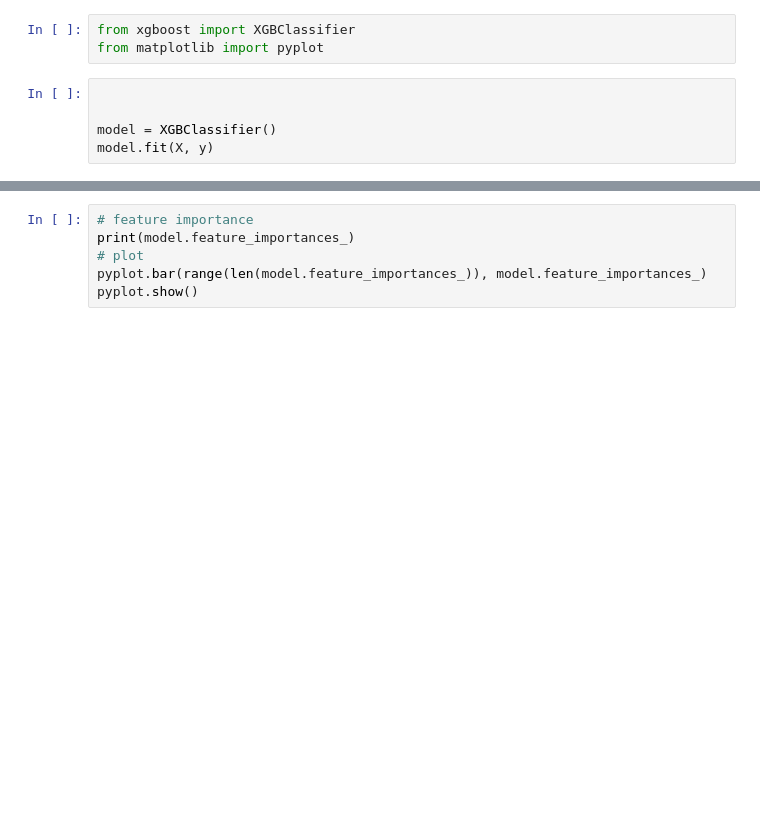
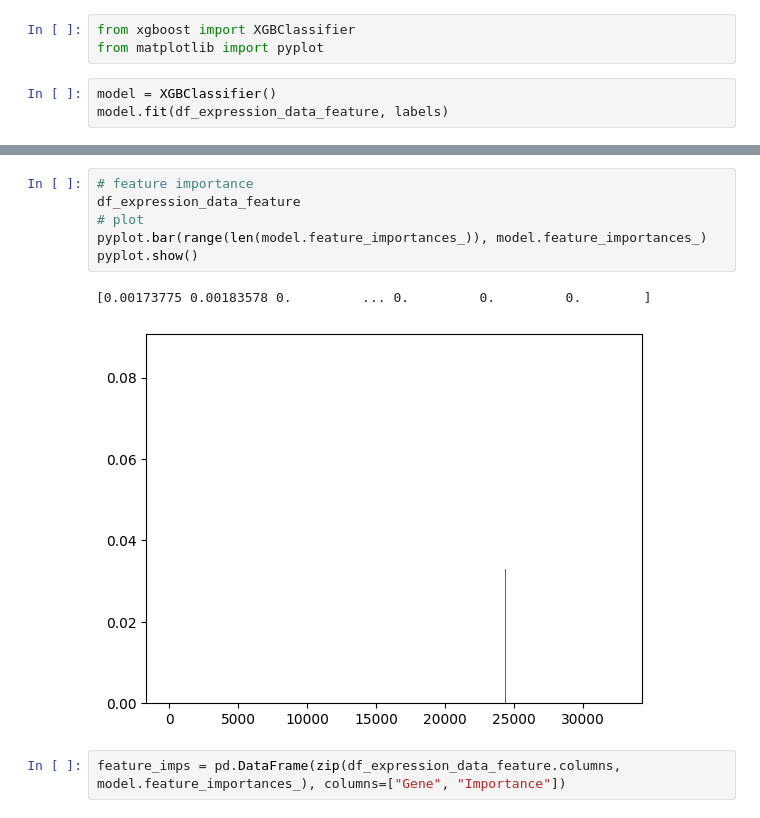
Before and after one commit to anuprulez/nanosampler, a Jupyter notebook: AML/analyze_expression_data.ipynb, the cells around one changed output, grey strips where cells are left out. Cells and saved outputs as stored; diff of their text form; blank space fills up the shorter version.

```diff
--- a/AML/analyze_expression_data.ipynb
+++ b/AML/analyze_expression_data.ipynb
@@ -60,7 +62,5 @@ array([  0,   1,   2,   3,   4,   5,   6,   7,   8,   9,  10,  11,  12,
 from xgboost import XGBClassifier
 from matplotlib import pyplot
 # %%
-
-
 model = XGBClassifier()
-model.fit(X, y)
+model.fit(df_expression_data_feature, labels)
@@ -67,6 +79,11 @@ model.fit(X, y)
 # %%
 # feature importance
-print(model.feature_importances_)
+df_expression_data_feature
 # plot
 pyplot.bar(range(len(model.feature_importances_)), model.feature_importances_)
 pyplot.show()
+# %% [output]
+[0.00173775 0.00183578 0.         ... 0.         0.         0.        ]
+[figure, added]
+# %%
+feature_imps = pd.DataFrame(zip(df_expression_data_feature.columns, model.feature_importances_), columns=["Gene", "Importance"])
```
Also changed, not shown: parts of 9 cells of this notebook.
